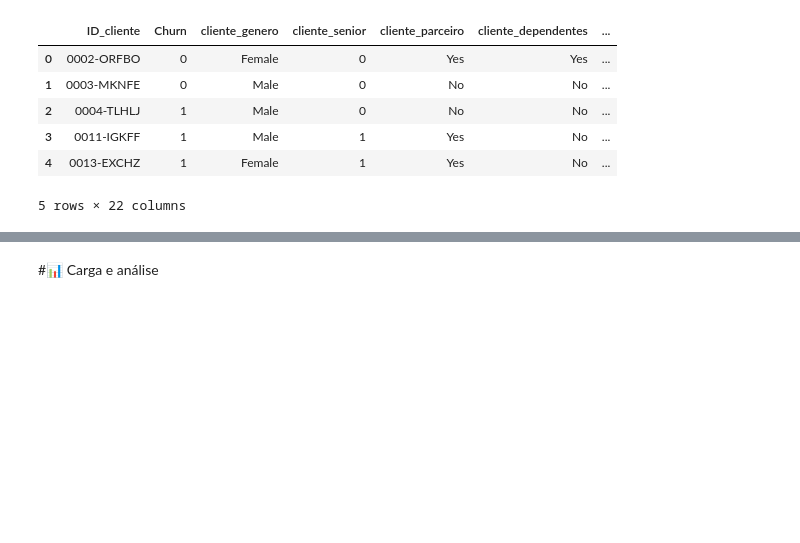
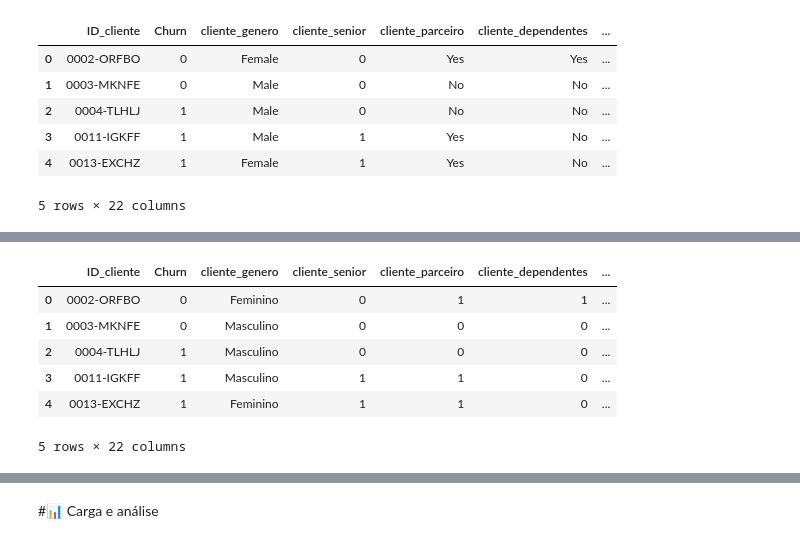
Before and after one commit to ElsCorporation/ChallengeAluraTelecom, a Jupyter notebook: TelecomXEdinhoLima.ipynb, the cells around one changed output, grey strips where cells are left out. Drawn from its saved outputs; the diff is of its cells as text; code cells hidden in the pictures; blank space fills up the shorter version.

Commit message:
Alterando os valores de MALE e FEMALE para Masculino e Feminino

```diff
--- a/TelecomXEdinhoLima.ipynb
+++ b/TelecomXEdinhoLima.ipynb
@@ -358,0 +367,11 @@ dados_final.head()
+# %%
+dados_final['cliente_genero'] = dados_final['cliente_genero'].replace({'Male': 'Masculino', 'Female': 'Feminino'})
+dados_final.head()
+# %% [output]
+|  | ID_cliente | Churn | cliente_genero | cliente_senior | cliente_parceiro | cliente_dependentes | ... |
+| 0 | 0002-ORFBO | 0 | Feminino | 0 | 1 | 1 | ... |
+| 1 | 0003-MKNFE | 0 | Masculino | 0 | 0 | 0 | ... |
+| 2 | 0004-TLHLJ | 1 | Masculino | 0 | 0 | 0 | ... |
+| 3 | 0011-IGKFF | 1 | Masculino | 1 | 1 | 0 | ... |
+| 4 | 0013-EXCHZ | 1 | Feminino | 1 | 1 | 0 | ... |
+5 rows × 22 columns
```
Also changed, not shown: parts of 2 cells of this notebook.
